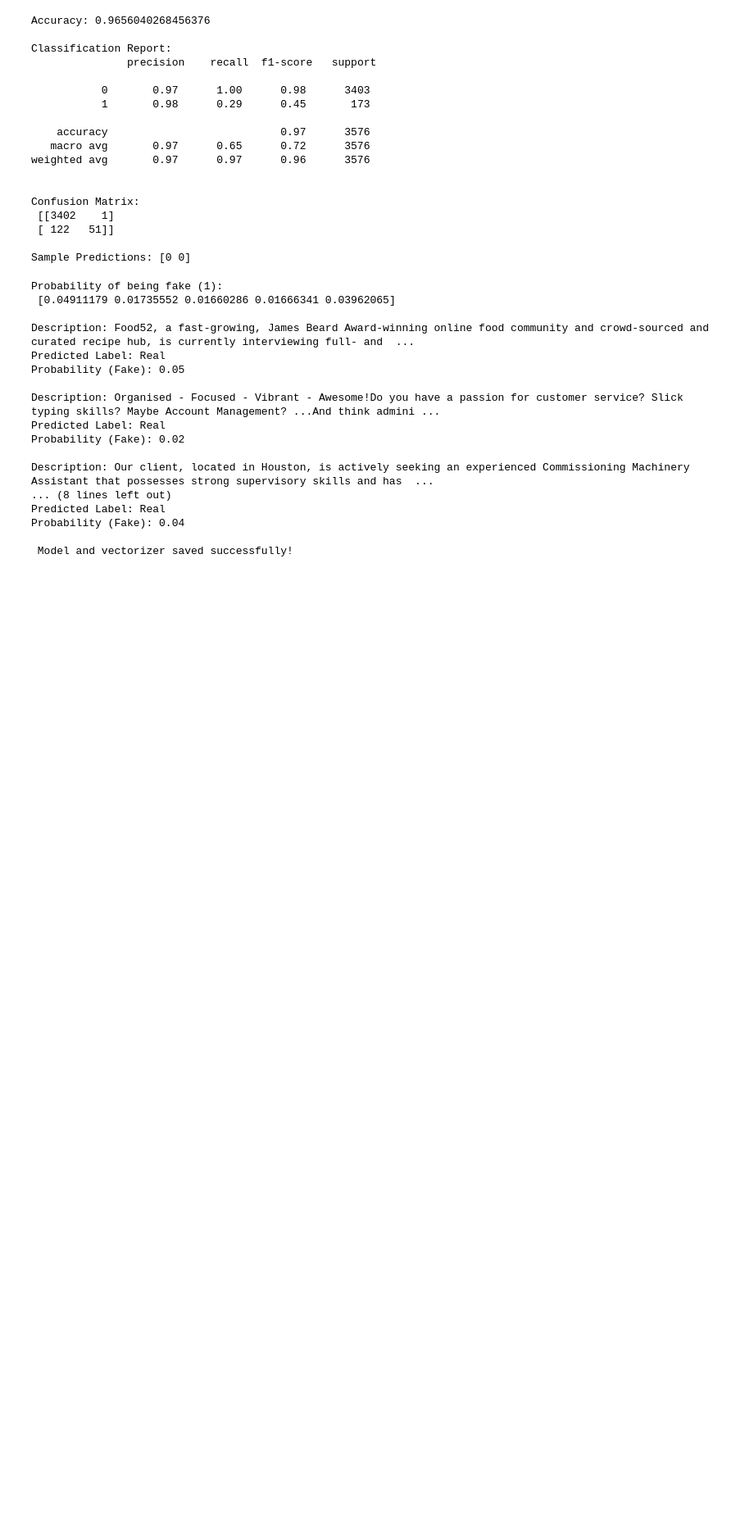
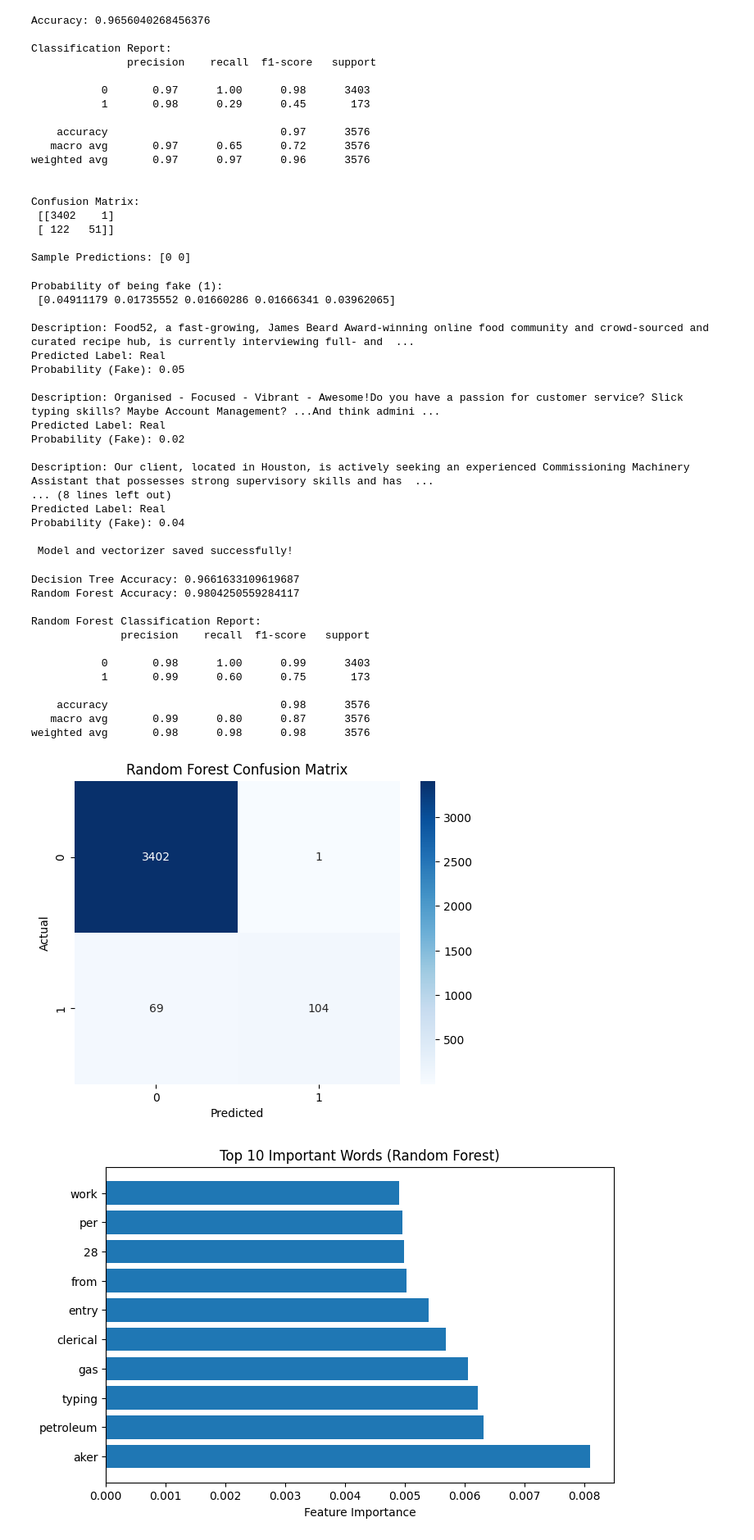
Before and after one commit to Babanjadhav1255/Infosys_Springboard_Internship_6.0, a Jupyter notebook: fake-job-posting-detection.ipynb, the cells around one changed output. Shown at 82% size. Drawn from its saved outputs; the diff is of its cells as text; code cells hidden in the pictures; blank space fills up the shorter version.

```diff
--- a/fake-job-posting-detection.ipynb
+++ b/fake-job-posting-detection.ipynb
@@ -604,3 +604,81 @@ Predicted Label: Real
 Probability (Fake): 0.04
 
  Model and vectorizer saved successfully!
+# %%
+# Day 6: Decision Tree & Random Forest Models
+
+import pandas as pd
+from sklearn.model_selection import train_test_split
+from sklearn.feature_extraction.text import TfidfVectorizer
+from sklearn.tree import DecisionTreeClassifier
+from sklearn.ensemble import RandomForestClassifier
+from sklearn.metrics import accuracy_score, classification_report, confusion_matrix
+import matplotlib.pyplot as plt
+import seaborn as sns
+
+# Load preprocessed dataset
+df = pd.read_csv('fake_job_postings.csv')
+df = df.dropna(subset=['description'])
+
+# TF-IDF Vectorization
+vectorizer = TfidfVectorizer(max_features=3000)
+X = vectorizer.fit_transform(df['description'])
+y = df['fraudulent']
+
+# Split data
+X_train, X_test, y_train, y_test = train_test_split(
+    X, y, test_size=0.2, random_state=42, stratify=y
+)
+
+# 1 Decision Tree
+dt = DecisionTreeClassifier(max_depth=20, random_state=42)
+dt.fit(X_train, y_train)
+y_pred_dt = dt.predict(X_test)
+
+# 2 Random Forest
+rf = RandomForestClassifier(n_estimators=100, random_state=42)
+rf.fit(X_train, y_train)
+y_pred_rf = rf.predict(X_test)
+
+# Evaluation
+print("Decision Tree Accuracy:", accuracy_score(y_test, y_pred_dt))
+print("Random Forest Accuracy:", accuracy_score(y_test, y_pred_rf))
+
+print("\nRandom Forest Classification Report:")
+print(classification_report(y_test, y_pred_rf))
+
+# Confusion matrix visualization
+cm = confusion_matrix(y_test, y_pred_rf)
+sns.heatmap(cm, annot=True, fmt='d', cmap='Blues')
+plt.title("Random Forest Confusion Matrix")
+plt.xlabel("Predicted")
+plt.ylabel("Actual")
+plt.show()
+
+
+# Feature Importance
+importances = rf.feature_importances_
+indices = importances.argsort()[-10:][::-1]
+feature_names = vectorizer.get_feature_names_out()
+
+plt.figure(figsize=(8,5))
+plt.barh(range(len(indices)), importances[indices], align='center')
+plt.yticks(range(len(indices)), [feature_names[i] for i in indices])
+plt.title("Top 10 Important Words (Random Forest)")
+plt.xlabel("Feature Importance")
+plt.show()
+# %% [output]
+Decision Tree Accuracy: 0.9661633109619687
+Random Forest Accuracy: 0.9804250559284117
+
+Random Forest Classification Report:
+              precision    recall  f1-score   support
+
+           0       0.98      1.00      0.99      3403
+           1       0.99      0.60      0.75       173
+
+    accuracy                           0.98      3576
+   macro avg       0.99      0.80      0.87      3576
+weighted avg       0.98      0.98      0.98      3576
+[figure, added]
+[figure, added]
```
Also changed, not shown: parts of 9 cells of this notebook, 13 other files.
